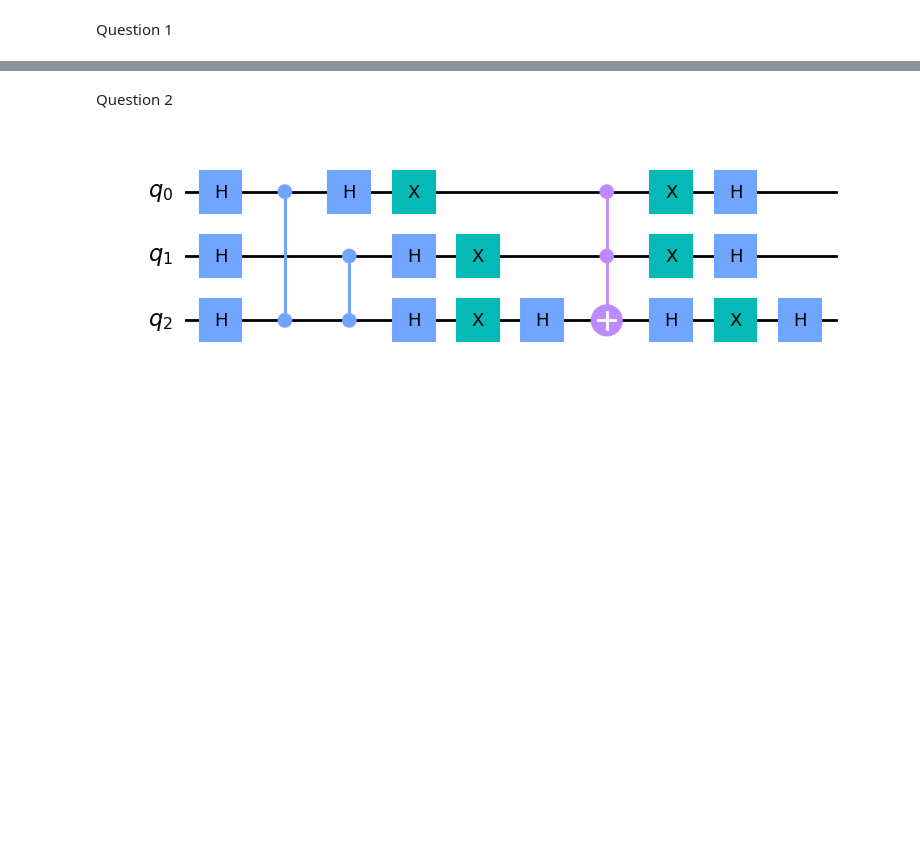
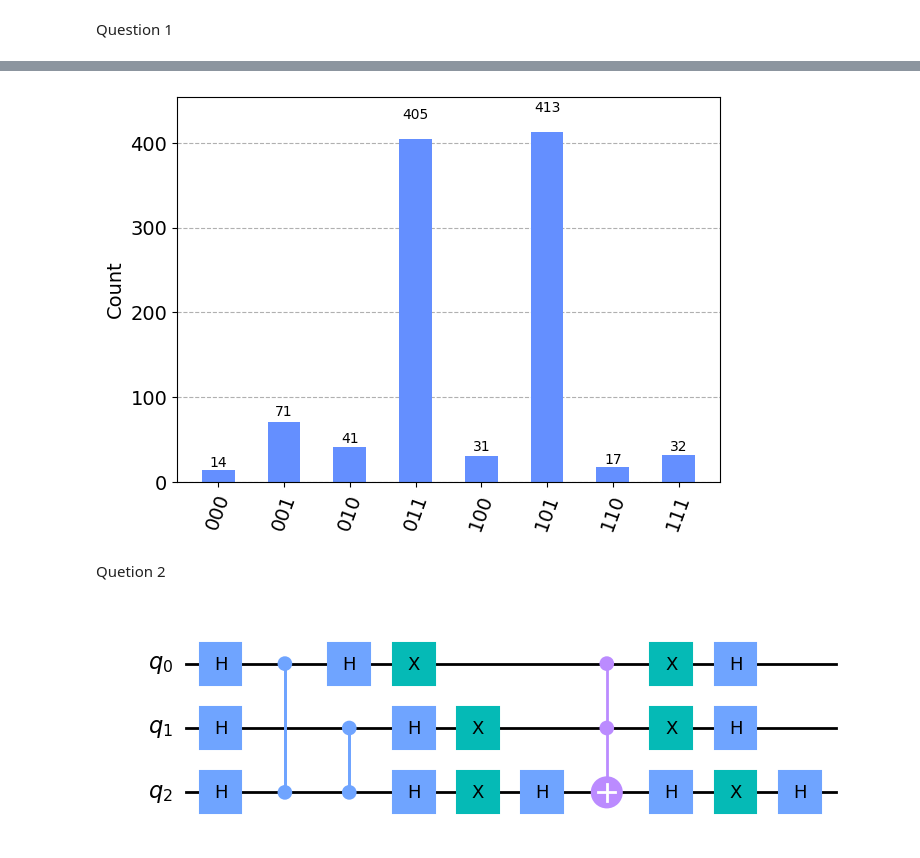
Before and after one commit to AdamNaoui/LOG6953C_TPs, a Jupyter notebook: TP3/tp3.ipynb, the cells around one changed output, grey strips where cells are left out. Cells and saved outputs as stored; diff of their text form; code cells hidden in the pictures; blank space fills up the shorter version.

Commit message:
adding noisy simulator for q1

```diff
--- a/TP3/tp3.ipynb
+++ b/TP3/tp3.ipynb
@@ -41,3 +46,19 @@ grover_circuit.draw(output='mpl')
+# %%
+# Run 3 qubit Grover on Fake Nairobi noisy simulator
+from qiskit import execute
+from qiskit_aer import AerSimulator
+from qiskit.providers.fake_provider import FakeNairobi
+device_backend = FakeNairobi()
+sim_nairo = AerSimulator.from_backend(device_backend)
+from qiskit.tools.monitor import job_monitor
+transpiled_grover_circuit = transpile(grover_circuit, sim_nairo, optimization_level=3)
+job=execute(grover_circuit, sim_nairo, shots=1024)
+# Get the results from the computation,
+results = job.result()
+answer = results.get_counts()
+plot_histogram(answer)
+# %% [output]
+[figure, added]
 # %% [markdown]
-Question 2
+Quetion 2
 # %%
```
Also changed, not shown: parts of 4 cells of this notebook.
